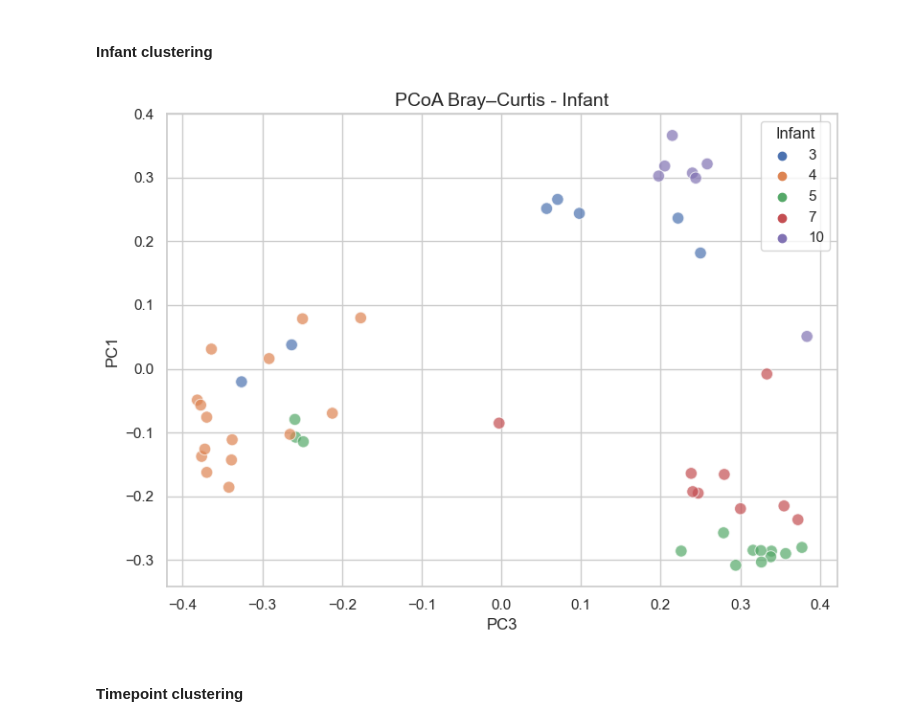
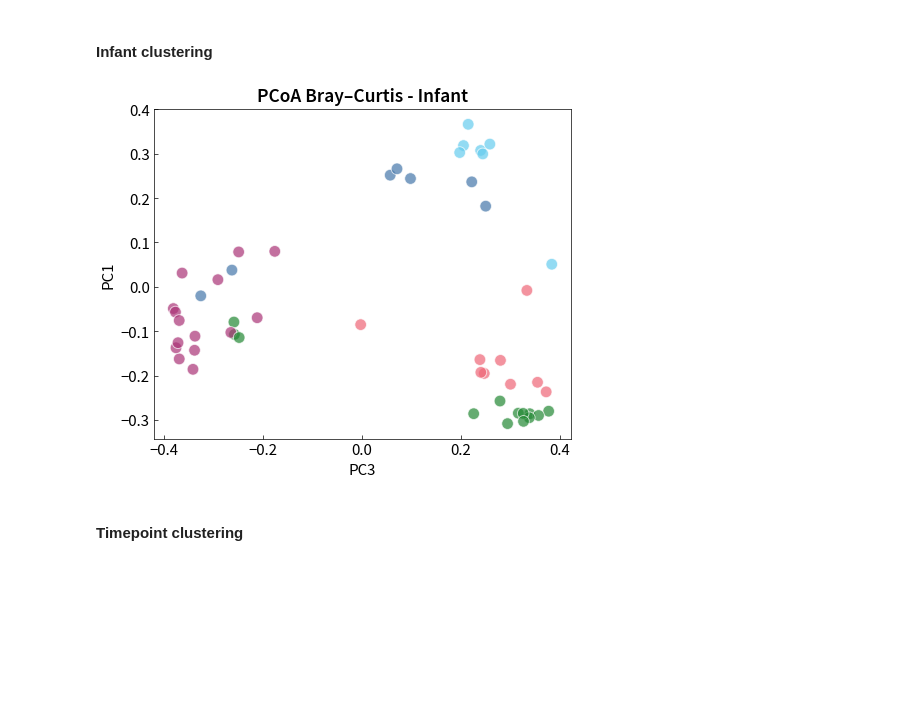
Before and after one commit to Emelie23/microbEvolve2, a Jupyter notebook: archive/pcoa_visualization.ipynb, the cells around one changed output. Cells and saved outputs as stored; diff of their text form; code cells hidden in the pictures; blank space fills up the shorter version.

Commit message:
adapted pcoa plots for the report

```diff
--- a/archive/pcoa_visualization.ipynb
+++ b/archive/pcoa_visualization.ipynb
@@ -7,6 +7,9 @@ import plotly.express as px
 import seaborn as sns
 from plotly.subplots import make_subplots
 
+#plt.style.use(["../science.mplstyle"])
+plt.style.use(["../presentation.mplstyle"])
+
 %matplotlib inline
 # %%
 input_dir = "../data/raw"
@@ -133,29 +127,32 @@ fig = px.scatter_3d(pcoa_braycurtis_metadata_246_merged,
 fig.update_layout(margin=dict(l=0, r=0, b=0, t=0))
 fig.show()
 # %%
-sns.set(style="whitegrid")
-
-fig = plt.figure(figsize=(8, 6))
+fig = plt.figure(figsize=(5, 4.2))
 
 ax = sns.scatterplot(
     data=pcoa_braycurtis_metadata_246_merged,
     x=1,
     y=3,
     hue="infant_id",
-    s=80,
-    alpha=0.7
+    s=70,
+    alpha=0.7,
+    legend=False
 )
-ax.legend(title="Infant")
+# ax.legend(
+#     title="Infant",
+#     frameon=False,
+#     loc="upper left",
+#     bbox_to_anchor = (1,1))
 
 plt.xlabel("PC3")
 plt.ylabel("PC1")
-plt.title("PCoA Bray–Curtis - Infant", fontsize = 14)
+plt.title("PCoA Bray–Curtis - Infant")
 
 plt.tight_layout()
 plt.show()
-fig.savefig("/Users/yararoth/Desktop/infant_cluserting.pdf")
+fig.savefig("../reports/final_project/misc/infant_cluserting.pdf")
 # %% [output]
-[figure, old version]
+[figure, new version]
 # %% [markdown]
 #### Timepoint clustering
 # %%
```
Also changed, not shown: parts of 6 cells of this notebook.
